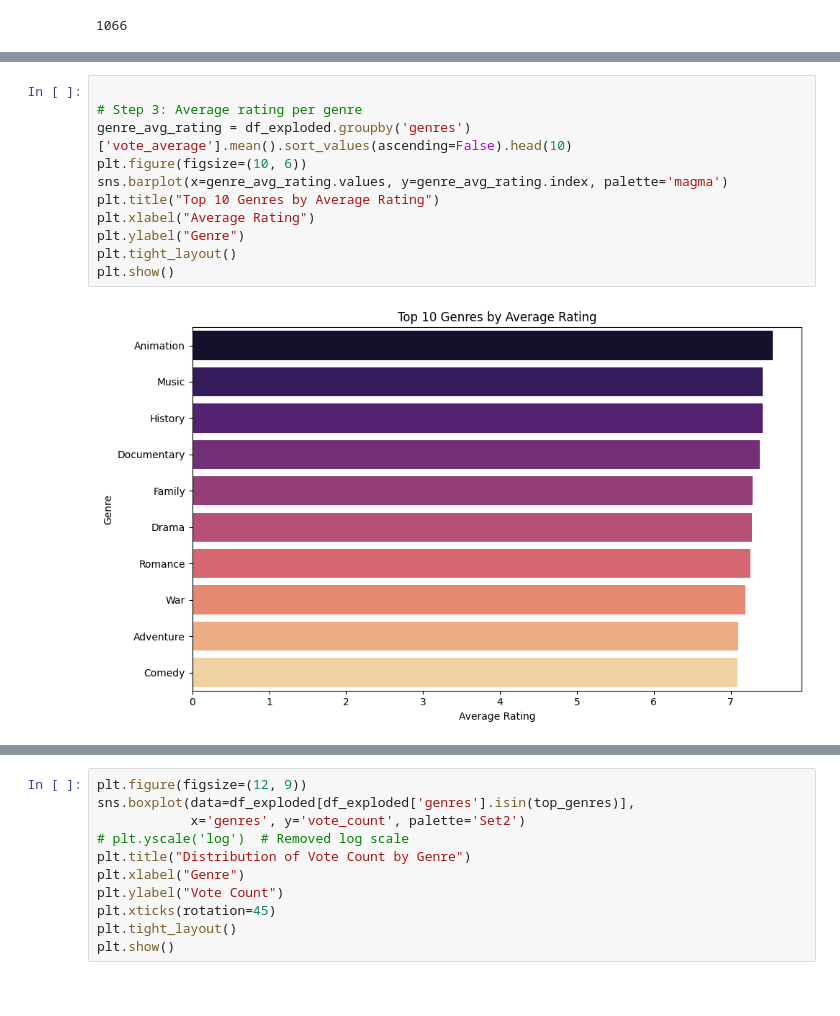
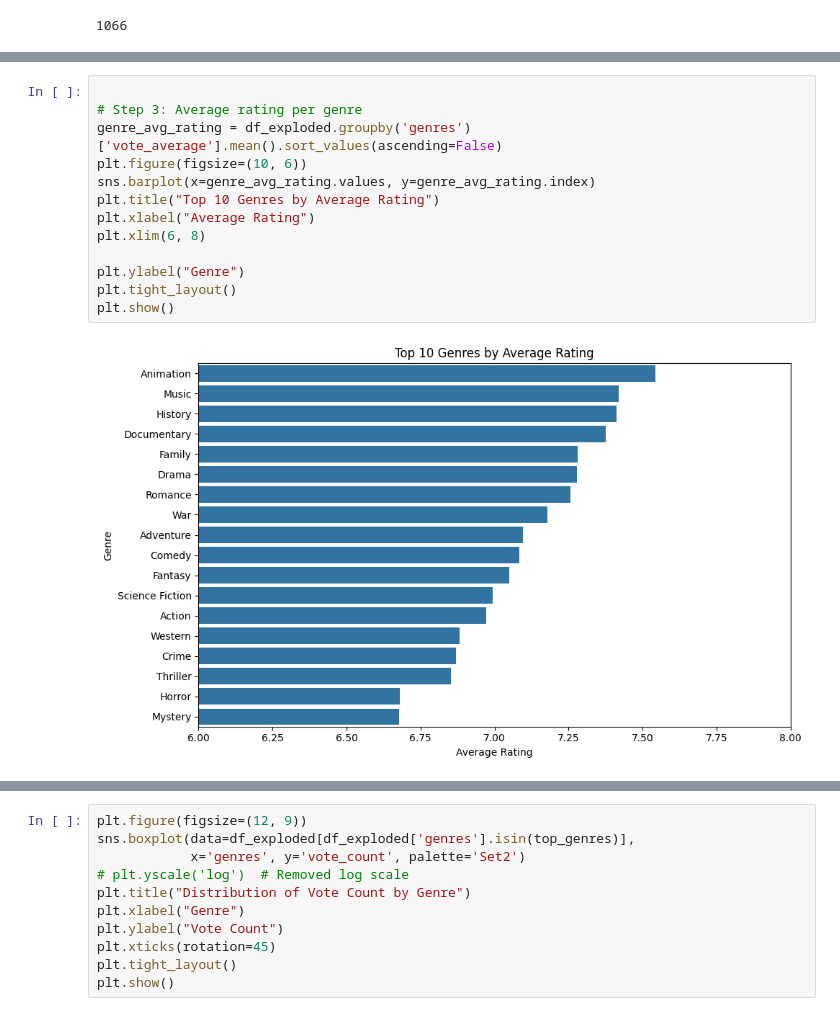
Before and after one commit to LSE-ME204/me204-2025-project-prsnt95, a Jupyter notebook: notebooks/NB03-analysis.ipynb, the cells around one changed output, grey strips where cells are left out. Drawn from its saved outputs; the diff is of its cells as text.

```diff
--- a/notebooks/NB03-analysis.ipynb
+++ b/notebooks/NB03-analysis.ipynb
@@ -43,13 +43,15 @@ plt.show()
 # %%
 
 # Step 3: Average rating per genre
-genre_avg_rating = df_exploded.groupby('genres')['vote_average'].mean().sort_values(ascending=False).head(10)
+genre_avg_rating = df_exploded.groupby('genres')['vote_average'].mean().sort_values(ascending=False)
 plt.figure(figsize=(10, 6))
-sns.barplot(x=genre_avg_rating.values, y=genre_avg_rating.index, palette='magma')
+sns.barplot(x=genre_avg_rating.values, y=genre_avg_rating.index)
 plt.title("Top 10 Genres by Average Rating")
 plt.xlabel("Average Rating")
+plt.xlim(6, 8)
+
 plt.ylabel("Genre")
 plt.tight_layout()
 plt.show()
 # %% [output]
-[figure, old version]
+[figure, new version]
```
Also changed, not shown: parts of 6 cells of this notebook, 4 other files.
